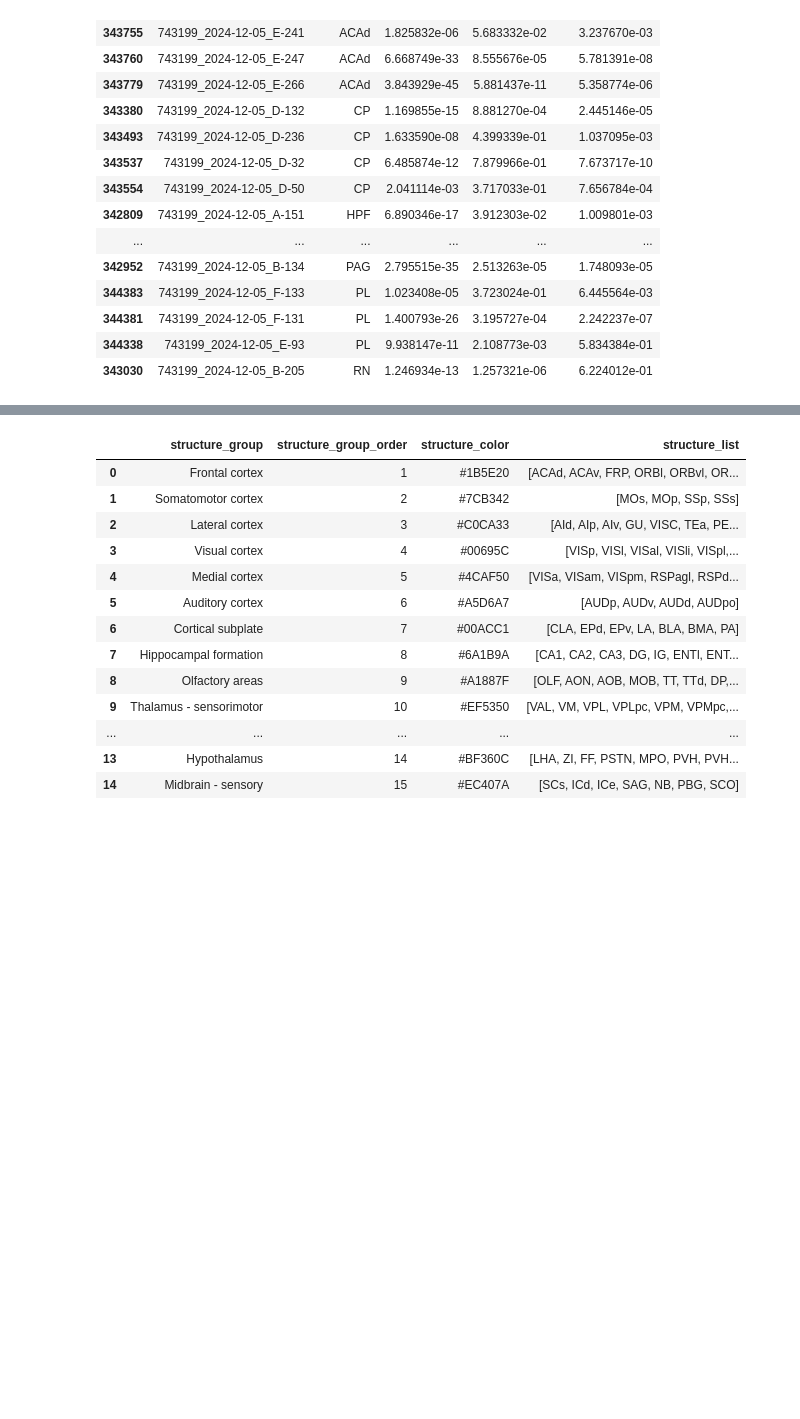
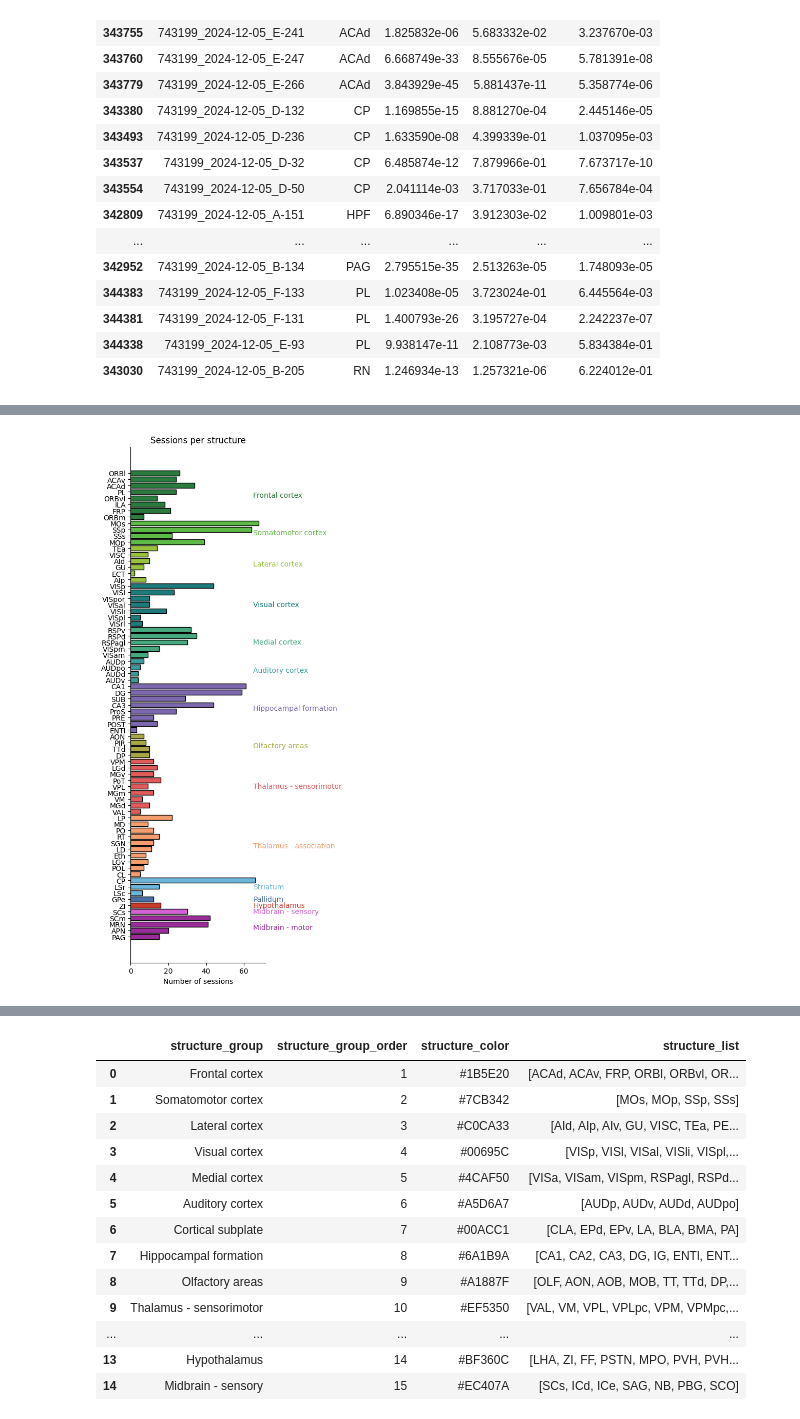
Before and after one commit to AllenInstitute/dynamic_routing_analysis, a Jupyter notebook: notebooks/single_unit_metrics_analysis.ipynb, the cells around one changed output, grey strips where cells are left out. Saved outputs shown, nothing was run; the diff lists cells and outputs as text; code cells hidden in the pictures; blank space fills up the shorter version.

```diff
--- a/notebooks/single_unit_metrics_analysis.ipynb
+++ b/notebooks/single_unit_metrics_analysis.ipynb
@@ -228,0 +270,43 @@ fig.tight_layout()
+# %%
+#bar plot of units recorded
+
+min_n_units=100
+min_n_sessions=1
+
+n_sessions_by_structure=sel_units.groupby('structure')['session_id'].nunique()
+n_units_by_structure=sel_units['structure'].value_counts()
+n_units_sessions_by_structure_table=pd.merge(
+    n_units_by_structure,n_sessions_by_structure,left_index=True,right_index=True,how='outer',suffixes=('_n_units','_n_sessions')
+    ).query('count>@min_n_units and session_id>=@min_n_sessions').sort_values(by='count', ascending=True)
+
+merged_table = pd.merge(
+    n_units_sessions_by_structure_table,
+    simplified_structure_by_structure_df,
+    on='structure',
+    how='left'
+).sort_values(by=['structure_group_order','count'],ascending=[False,True]).reset_index()
+
+# n_units_sessions_by_structure_table
+
+fig,ax=plt.subplots(1,1,figsize=(3.5,11))
+# for idx, row in merged_table.iterrows():
+#     ax.barh(row['structure'], row['count'],
+#            color=row['structure_color'], edgecolor='k')
+ax.barh(merged_table['structure'], merged_table['session_id'],
+      color=merged_table['structure_color'], edgecolor='k')
+ax.set_xlabel('Number of sessions')
+ax.set_title('Sessions per structure')
+# ax.set_xscale('log')
+# ax.set_xticks([])
+# ax.set_xticklabels([])
+ax.spines['top'].set_visible(False)
+ax.spines['right'].set_visible(False)
+
+fig.tight_layout()
+
+# plot text of structure group
+for sg, group_df in merged_table.groupby('structure_group'):
+    ax.text(65, group_df.index.values.mean(), sg,
+               ha='left', va='center', color=group_df['structure_color'].iloc[0], fontsize=10)
+# %% [output]
+[figure, added]
```
Also changed, not shown: parts of 8 cells of this notebook, 8 other files.
